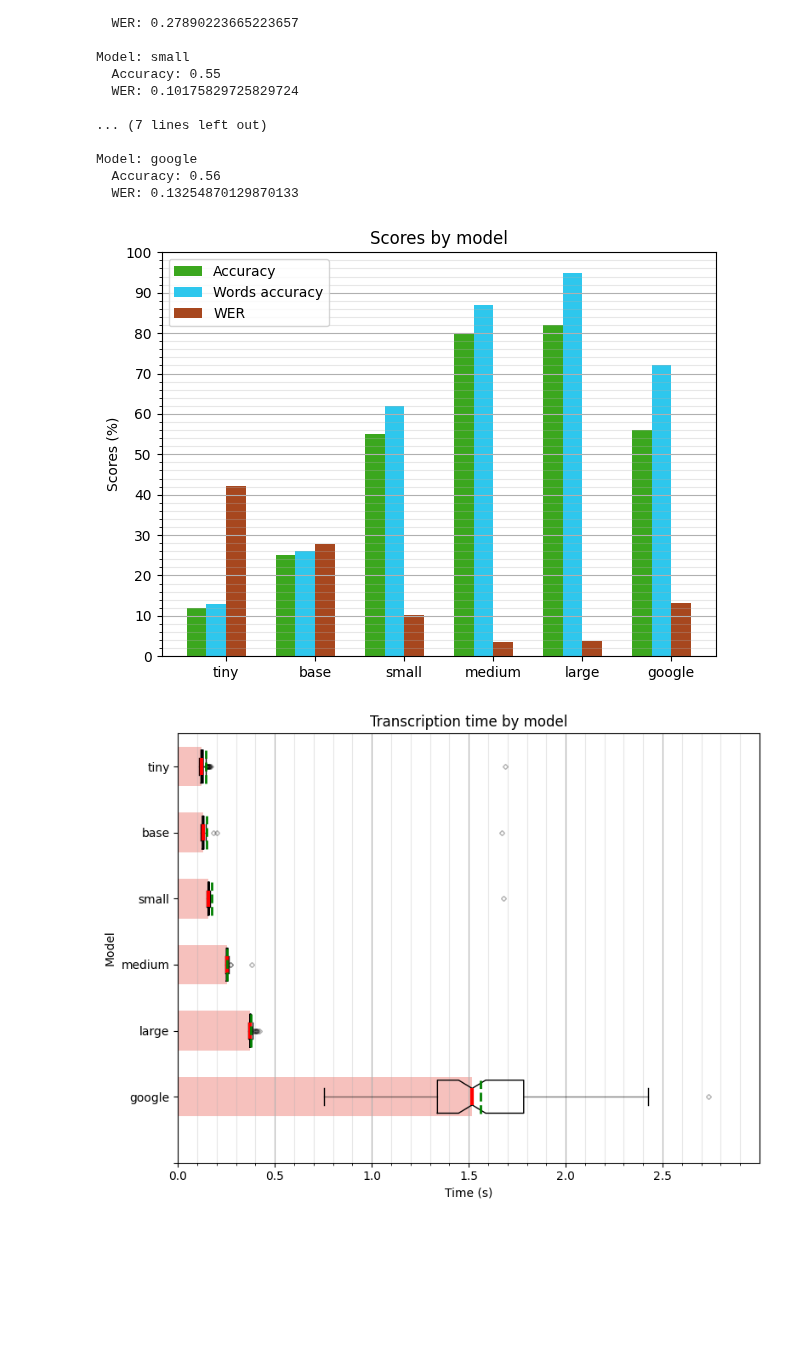
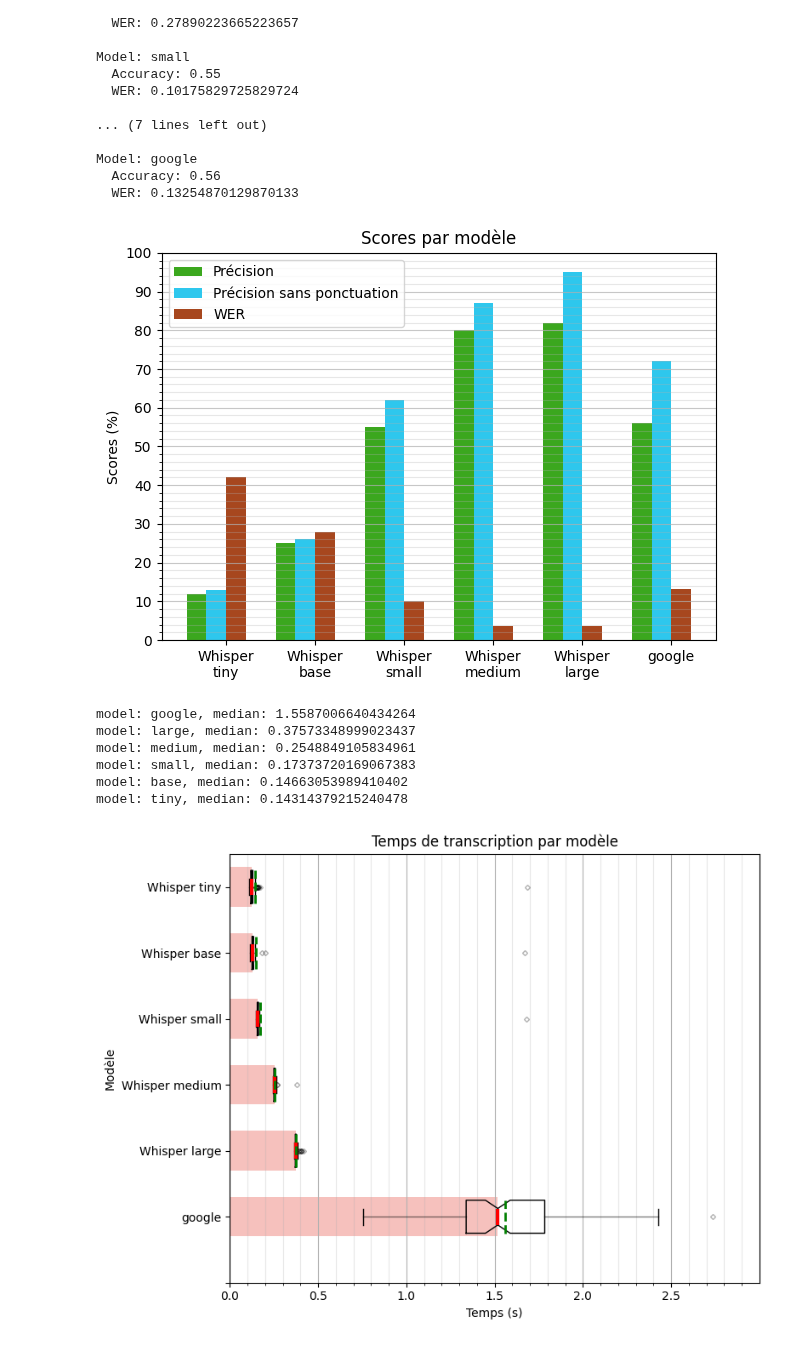
Before and after one commit to eliot-christon/robot-speech-to-speech, a Jupyter notebook: Tools/Evaluation/T8/eval.ipynb, the cells around one changed output. Drawn from its saved outputs; the diff is of its cells as text; code cells hidden in the pictures; blank space fills up the shorter version.

Commit message:
T8 eval, better plots

```diff
--- a/Tools/Evaluation/T8/eval.ipynb
+++ b/Tools/Evaluation/T8/eval.ipynb
@@ -3,7 +3,8 @@ import os
 import time
 from faster_whisper import WhisperModel
 import speech_recognition as sr
-import numpy as np
+
+FRENCH = True
 # %%
 with open('phrases.txt', 'r', encoding='utf-8') as f:
     original_sentences = f.readlines()
@@ -237,6 +238,9 @@ import numpy as np
 
 
 labels = list(data.keys())
+# add whisper before labels except for google, ex: tiny -> Whisper tiny
+labels_str = ["Whisper\n" + label if label != "google" else label for label in labels]
+
 myacc, mywacc, mywer, mytime = zip(*[data[model_name].values() for model_name in labels])
 
 myacc_100 = [100 * acc for acc in myacc]
@@ -248,27 +252,42 @@ x = np.arange(len(labels))  # the label locations
 fig, ax = plt.subplots()
 # 3 rects for each model
 width = 0.22  # the width of the bars
-rects1 = ax.bar(x - 3*width/2,  myacc_100,  width, color='#3BA71E', label='Accuracy')
-rects2 = ax.bar(x - width/2,    mywacc_100, width, color='#2EC7ED', label='Words accuracy')
-rects3 = ax.bar(x + width/2,    mywer_100,  width, color='#A7471E', label='WER')
+rects1 = ax.bar(x - 3*width/2,  myacc_100,  width, color='#3BA71E')
+rects2 = ax.bar(x - width/2,    mywacc_100, width, color='#2EC7ED')
+rects3 = ax.bar(x + width/2,    mywer_100,  width, color='#A7471E')
+
 # Add some text for labels, title and custom x-axis tick labels, etc.
 major_ticks = np.arange(0, 101, 10)
 minor_ticks = np.arange(0, 101, 2)
 ax.set_yticks(major_ticks)
 ax.set_yticks(minor_ticks, minor=True)
-ax.set_ylabel('Scores (%)')
-ax.set_title('Scores by model')
 ax.set_xticks(x)
-ax.set_xticklabels(labels)
-ax.legend()
-ax.grid(axis='y')
+ax.set_xticklabels(labels_str)
+ax.grid(axis='y', alpha=0.7)
 ax.set_ylim([0, 100])
 ax.grid(which='minor', alpha=0.3)
+
+if FRENCH:
+    rects1.set_label('Précision')
+    rects2.set_label('Précision sans ponctuation')
+    rects3.set_label('WER')
+    ax.set_ylabel('Scores (%)')
+    ax.set_title('Scores par modèle')
+else:
+    rects1.set_label('Accuracy')
+    rects2.set_label('Words accuracy')
+    rects3.set_label('WER')
+    ax.set_ylabel('Scores (%)')
+    ax.set_title('Scores by model')
+
+ax.legend()
 fig.tight_layout()
+plt.savefig('plots/scores.png')
 plt.show()
 
 
 labels = [""] + list(data.keys())[::-1]
+labels_str = ["Whisper " + label if label not in ["google", ""] else label for label in labels]
 mytime = mytime[::-1]
 y = np.arange(len(labels))  # the label locations
 
@@ -277,36 +296,50 @@ fig, ax = plt.subplots(figsize=(8, 6))  # Adjust figsize as needed
 bp = ax.boxplot(mytime, vert=False, notch=True, showmeans=True, meanline=True)
 for median in bp['medians']:
     median.set(color ='red',
                linewidth = 3)
 for median in bp['means']:
     median.set(color ='green',
                linewidth = 2)
 for whisker in bp['whiskers']:
     whisker.set(alpha = 0.5)
 # changing style of fliers
 for flier in bp['fliers']:
     flier.set(marker ='D',
               markersize = 3,
               color ='#e7298a',
               alpha = 0.3)
 # adding bars in the background, from 0 to the median
 for i in range(len(labels)-1):
     ax.barh(y[i+1], bp['medians'][i].get_xdata()[0], color='#E33226', alpha=0.3, height=0.6)
+    print(f"model: {labels[i+1]}, median: {bp['means'][i].get_xdata()[0]}")
 # Add some text for labels, title and custom x-axis tick labels, etc.
-ax.set_xlabel('Time (s)')
-ax.set_ylabel('Model')
-ax.set_title('Transcription time by model')
+
+if FRENCH:
+    ax.set_xlabel('Temps (s)')
+    ax.set_ylabel('Modèle')
+    ax.set_title('Temps de transcription par modèle')
+else:
+    ax.set_xlabel('Time (s)')
+    ax.set_ylabel('Model')
+    ax.set_title('Transcription time by model')
 major_ticks = np.arange(0, 3, 0.5)
 minor_ticks = np.arange(0, 3, 0.1)
 ax.set_xticks(major_ticks)
 ax.set_xticks(minor_ticks, minor=True)
 ax.set_yticks(y)
-ax.set_yticklabels(labels)
+ax.set_yticklabels(labels_str)
 ax.grid(axis='x')
 ax.set_xlim([0, 3])
 ax.grid(which='minor', alpha=0.3)
 fig.tight_layout()
+plt.savefig('plots/transcription_time.png')
 plt.show()
 # %% [output]
-[figure, old version]
+[figure, new version]
+model: google, median: 1.5587006640434264
+model: large, median: 0.37573348999023437
+model: medium, median: 0.2548849105834961
+model: small, median: 0.17373720169067383
+model: base, median: 0.14663053989410402
+model: tiny, median: 0.14314379215240478
-[figure, old version]
+[figure, new version]
```
Also changed, not shown: 2 other files.
